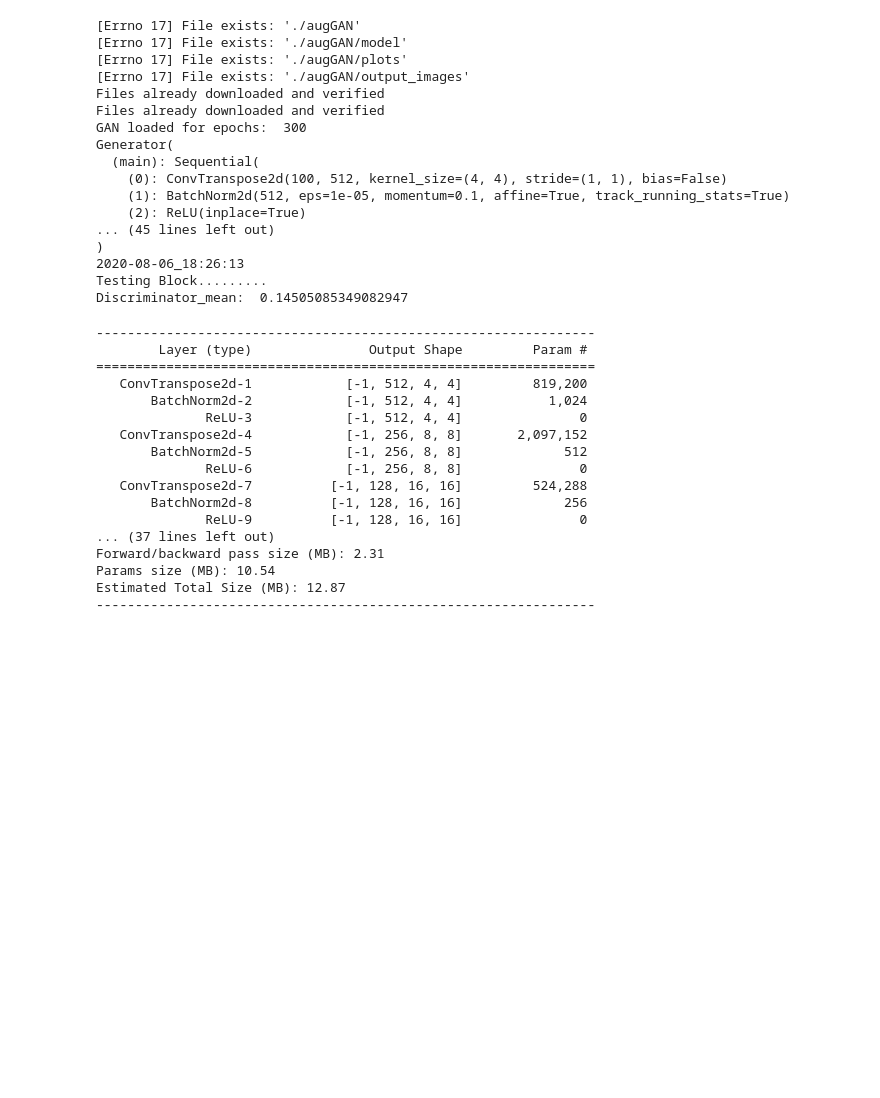
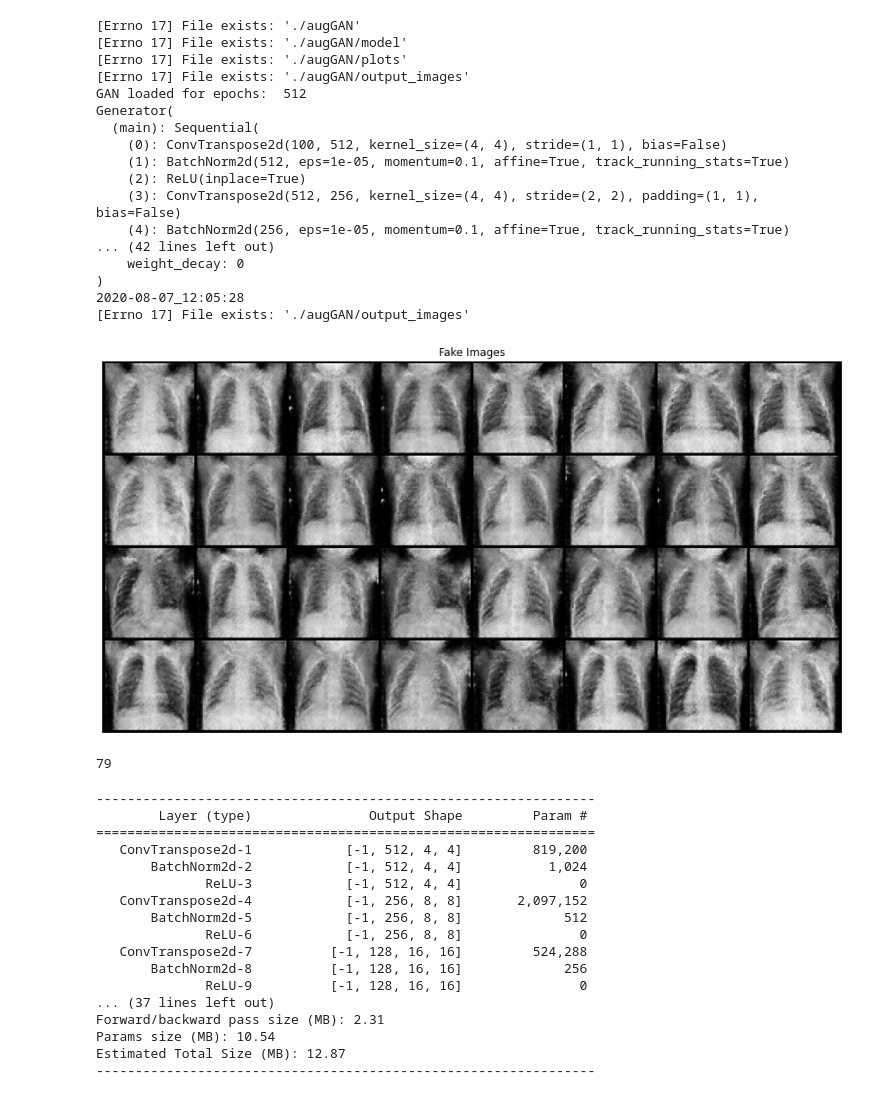
Before and after one commit to rossettisimone/AUGMENTATION_GAN, a Jupyter notebook: DCGAN.ipynb, the cells around one changed output. Saved outputs shown, nothing was run; the diff lists cells and outputs as text; code cells hidden in the pictures; blank space fills up the shorter version.

Commit message:
Performance on chest X-ray dataset

```diff
--- a/DCGAN.ipynb
+++ b/DCGAN.ipynb
@@ -271,7 +276,7 @@ img_list = []
 G_losses = []
 D_losses = []
 
-def train_gan(generator, discriminator, gen_optimizer, dis_optimizer, train_loader, valid_loader, num_epochs, metrics):
+def train_gan(generator, discriminator, gen_optimizer, dis_optimizer, train_loader, num_epochs, metrics):
         iters = 0
         print("GAN training started :D...")
 
@@ -313,6 +318,11 @@ def train_gan(generator, discriminator, gen_optimizer, dis_optimizer, train_load
                 errD = errD_real + errD_fake
                 # Update D
                 dis_optimizer.step()
+                # if i>0:
+                #     if errD.item()>G_losses[i-1]:
+                #         dis_optimizer.step()
+                # else:
+                #     dis_optimizer.step()
 
                 # (2) Update G network: maximize log(D(G(z)))
                 generator.zero_grad()
@@ -352,13 +362,15 @@ def train_gan(generator, discriminator, gen_optimizer, dis_optimizer, train_load
                     errD.item(), errG.item(), D_x, D_G_z1, D_G_z2))
         #plot_loss(G_losses, D_losses)
         save_model(generator, discriminator, gen_optimizer, dis_optimizer, metrics, num_epochs)
-        display_real_fake(train_loader, img_list)
+        #display_real_fake(train_loader, img_list)
 # %%
-def get_indices(dataset,class_name, indices):
+def get_indices(dataset, class_name, indices):
     #indices =  []
     j = 0
-    for i in range(len(dataset.labels)):
-        if dataset.labels[i] == class_name:
+    #for i in range(len(dataset.labels)): #for stl10
+    for i in range(len(dataset.targets)):
+        #if dataset.labels[i] == class_name: #for stl10
+        if dataset.targets[i] == class_name:
             indices.append(i)
             j += 1
     print("Total Samples of class", class_name,"found are",j)
@@ -428,18 +496,17 @@ elif nc==3:
                                     transforms.Normalize(mu, sigma)])
 else:
     print("Tranformation not defined for this option")
-#train_set = datasets.ImageFolder(os.path.join(
-#      data_dir, "train/"), transform=transform)
-train_set = datasets.STL10(root='./data', split='train', download=True,
-                                transform=transform)
+train_set = datasets.ImageFolder(os.path.join(data_dir, "train/"), transform=transform)
+#train_set = datasets.STL10(root='./data', split='train', download=True,
+#                                transform=transform)
 #train_loader = torch.utils.data.DataLoader(
 #      train_set, batch_size=batch_size, shuffle=True)
 #valid_set = datasets.ImageFolder(os.path.join(
 #      data_dir, "val/"), transform=transform)
-valid_set = datasets.STL10(root='./data', split='test', download=True,
-                                transform=transform)
-valid_loader = torch.utils.data.DataLoader(
-      valid_set, batch_size=batch_size, shuffle=False)
+#valid_set = datasets.STL10(root='./data', split='test', download=True,
+#                                transform=transform)
+#valid_loader = torch.utils.data.DataLoader(
+#      valid_set, batch_size=batch_size, shuffle=False)
 
 generator = Generator().to(device)
 discriminator = Discriminator().to(device)
@@ -467,44 +534,52 @@ if LOAD_MODEL:
     print(generator)
     print(discriminator)
     print(gen_optimizer)
     print(dis_optimizer)
     print(date)
+    test1(generator, discriminator, num_epochs, metrics)
 else:
     if TRAIN_ALL:
         train_loader = torch.utils.data.DataLoader(train_set, batch_size=batch_size,
                                                   shuffle=True)
         train_gan(generator, discriminator, gen_optimizer, dis_optimizer, train_loader,
-                  valid_loader, num_epochs, metrics)
+                  num_epochs, metrics)
+        test2(generator, discriminator, num_epochs, metrics, train_loader)
     else:
         idx = []
-        idx = get_indices(train_set, 0, idx) #Airplane
+        idx = get_indices(train_set, 0, idx) #Airplane for stl10; covid for x-ray dataset
         #idx_2 = get_indices(train_set, 8, idx) #Ship
         #idx_3 = get_indices(train_set, 9, idx) #Truck
 
         print("Total samples now are ",len(idx))
         selected_loader = torch.utils.data.DataLoader(train_set, batch_size=batch_size,
                                                       sampler = SubsetRandomSampler(idx))
         train_gan(generator, discriminator, gen_optimizer, dis_optimizer, selected_loader,
-                  valid_loader, num_epochs, metrics)
-test_fake(generator, discriminator, metrics)
+                  num_epochs, metrics)
+        test2(generator, discriminator, num_epochs, metrics, selected_loader)
 # %% [output]
 [Errno 17] File exists: './augGAN'
 [Errno 17] File exists: './augGAN/model'
 [Errno 17] File exists: './augGAN/plots'
 [Errno 17] File exists: './augGAN/output_images'
-Files already downloaded and verified
-Files already downloaded and verified
-GAN loaded for epochs:  300
+GAN loaded for epochs:  512
 Generator(
   (main): Sequential(
     (0): ConvTranspose2d(100, 512, kernel_size=(4, 4), stride=(1, 1), bias=False)
     (1): BatchNorm2d(512, eps=1e-05, momentum=0.1, affine=True, track_running_stats=True)
     (2): ReLU(inplace=True)
-... (45 lines left out)
+    (3): ConvTranspose2d(512, 256, kernel_size=(4, 4), stride=(2, 2), padding=(1, 1), bias=False)
+    (4): BatchNorm2d(256, eps=1e-05, momentum=0.1, affine=True, track_running_stats=True)
+... (42 lines left out)
+    weight_decay: 0
 )
-2020-08-06_18:26:13
-Testing Block.........
-Discriminator_mean:  0.14505085349082947
+2020-08-07_12:05:28
+[Errno 17] File exists: './augGAN/output_images'
+[figure, added]
+# %%
+path, dirs, files = next(os.walk(os.path.join(data_dir, "train/pneumonia_bac")))
+print(len(files))
+# %% [output]
+79
 # %%
 from torchsummary import summary
 
```
Also changed, not shown: parts of 7 cells of this notebook.
